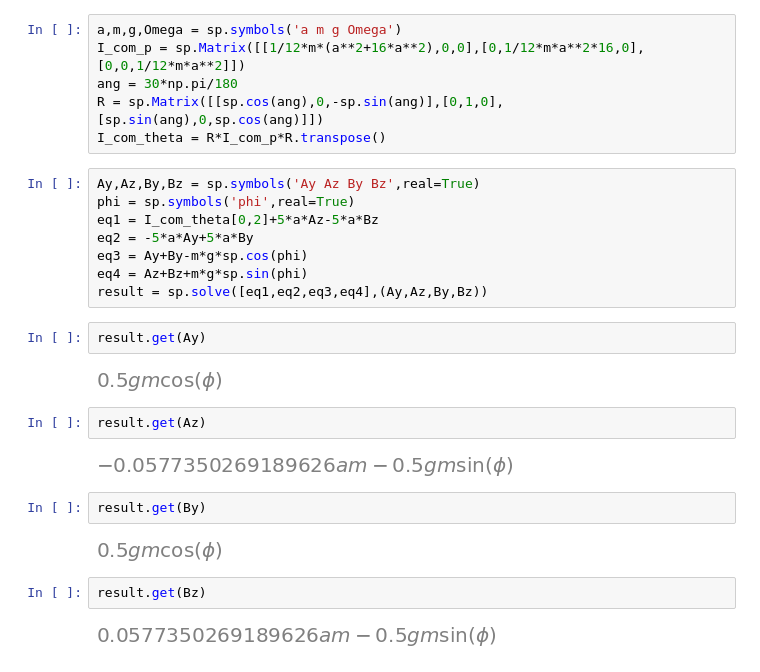
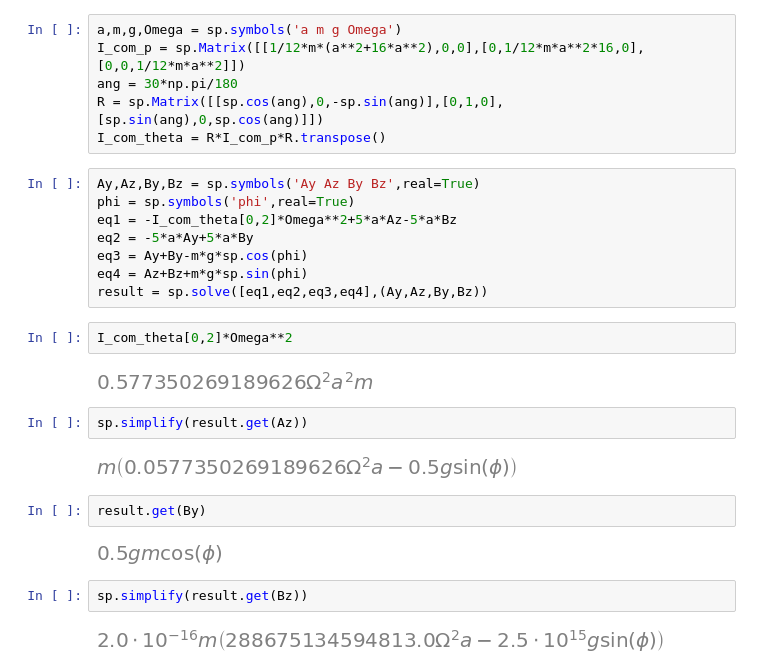
Before and after one commit to spencerwarrenj/dynamics_534, a Jupyter notebook: hw_6/hw6.ipynb, the cells around one changed output. Saved outputs shown, nothing was run; the diff lists cells and outputs as text.

```diff
--- a/hw_6/hw6.ipynb
+++ b/hw_6/hw6.ipynb
@@ -128,24 +142,24 @@ I_com_theta = R*I_com_p*R.transpose()
 # %%
 Ay,Az,By,Bz = sp.symbols('Ay Az By Bz',real=True)
 phi = sp.symbols('phi',real=True)
-eq1 = I_com_theta[0,2]+5*a*Az-5*a*Bz
+eq1 = -I_com_theta[0,2]*Omega**2+5*a*Az-5*a*Bz
 eq2 = -5*a*Ay+5*a*By
 eq3 = Ay+By-m*g*sp.cos(phi)
 eq4 = Az+Bz+m*g*sp.sin(phi)
 result = sp.solve([eq1,eq2,eq3,eq4],(Ay,Az,By,Bz))
-# %%
-result.get(Ay)
-# %% [output]
-[figure, removed]
+# %%
+I_com_theta[0,2]*Omega**2
+# %% [output]
+[figure, added]
 # %%
-result.get(Az)
+sp.simplify(result.get(Az))
 # %% [output]
-[figure, old version]
+[figure, new version]
 # %%
 result.get(By)
 # %% [output]
 [figure]
 # %%
-result.get(Bz)
+sp.simplify(result.get(Bz))
 # %% [output]
-[figure, old version]
+[figure, new version]
```
Also changed, not shown: parts of 7 cells of this notebook, 17 other files.
